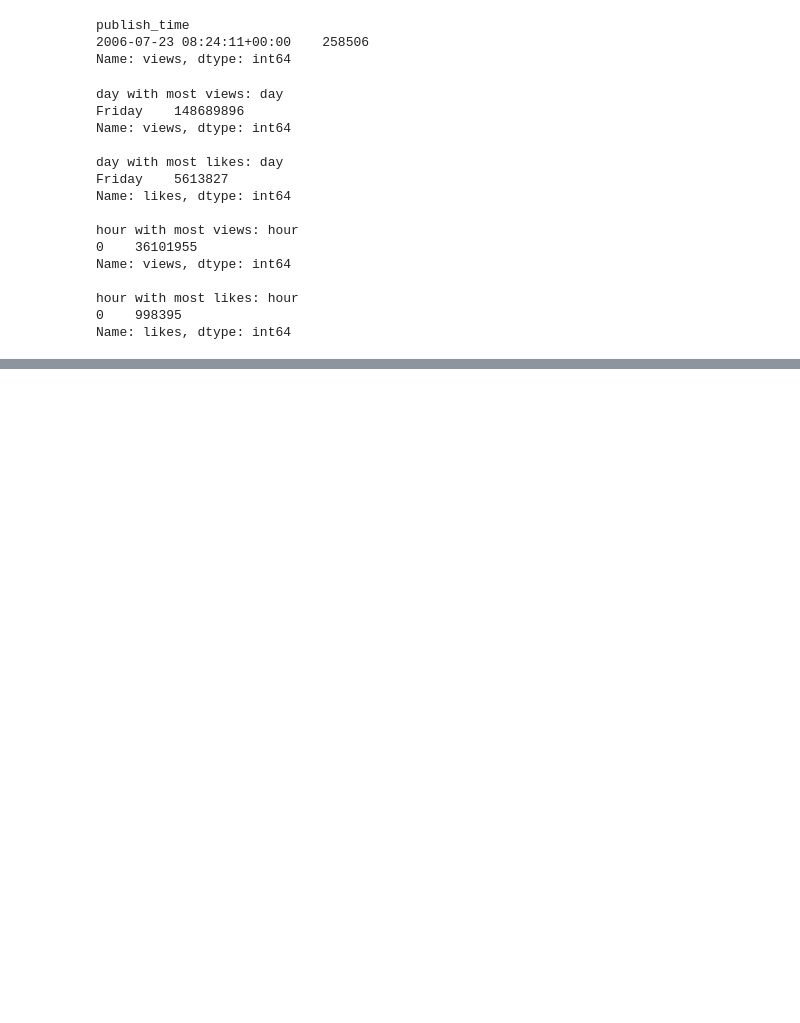
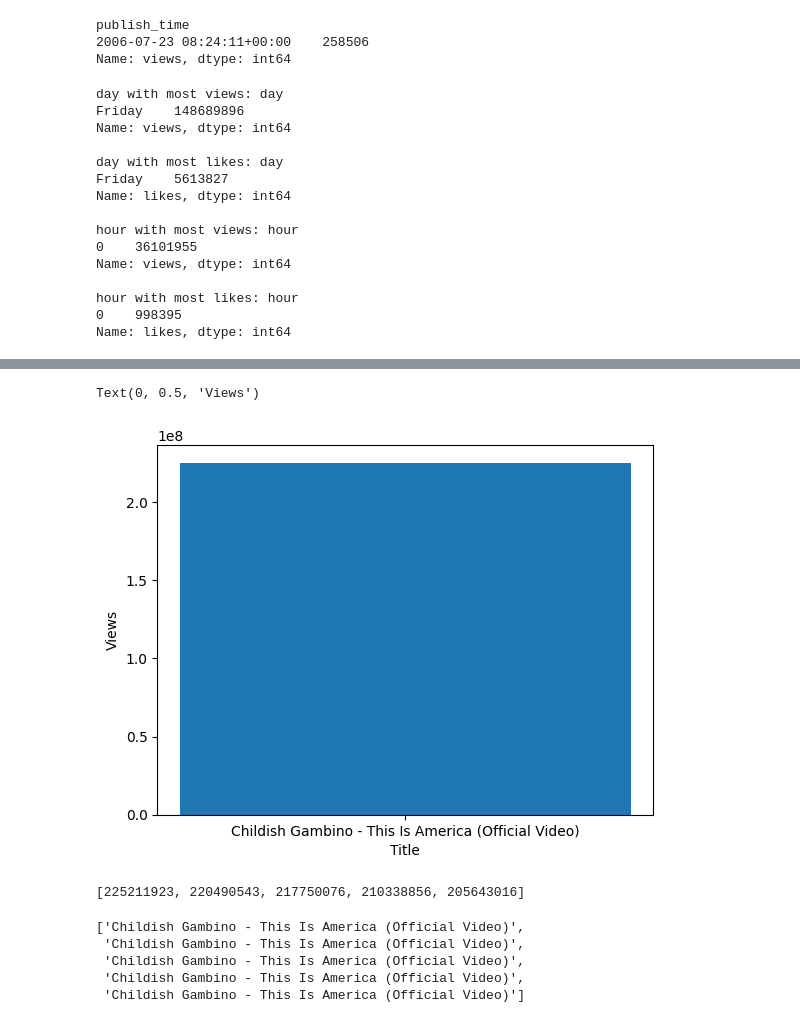
Before and after one commit to dipak1920basnet/YouTube_Video_Statistics, a Jupyter notebook: youtube.ipynb, the cells around one changed output, grey strips where cells are left out. Drawn from its saved outputs; the diff is of its cells as text; code cells hidden in the pictures; blank space fills up the shorter version.

```diff
--- a/youtube.ipynb
+++ b/youtube.ipynb
@@ -203,0 +179,24 @@ Name: likes, dtype: int64
+# %%
+# Bar chart
+label = df.nlargest(5,"views")["title"]
+x = df["views"].sort_values(ascending=False).head(3)
+# %%
+plt.bar(label,x)
+# plt.figure()
+plt.xlabel("Title")
+plt.ylabel("Views")
+# %% [output]
+Text(0, 0.5, 'Views')
+[figure, added]
+# %%
+x
+# %% [output]
+[225211923, 220490543, 217750076, 210338856, 205643016]
+# %%
+label
+# %% [output]
+['Childish Gambino - This Is America (Official Video)',
+ 'Childish Gambino - This Is America (Official Video)',
+ 'Childish Gambino - This Is America (Official Video)',
+ 'Childish Gambino - This Is America (Official Video)',
+ 'Childish Gambino - This Is America (Official Video)']
```
Also changed, not shown: parts of 7 cells of this notebook, 2 other files.
